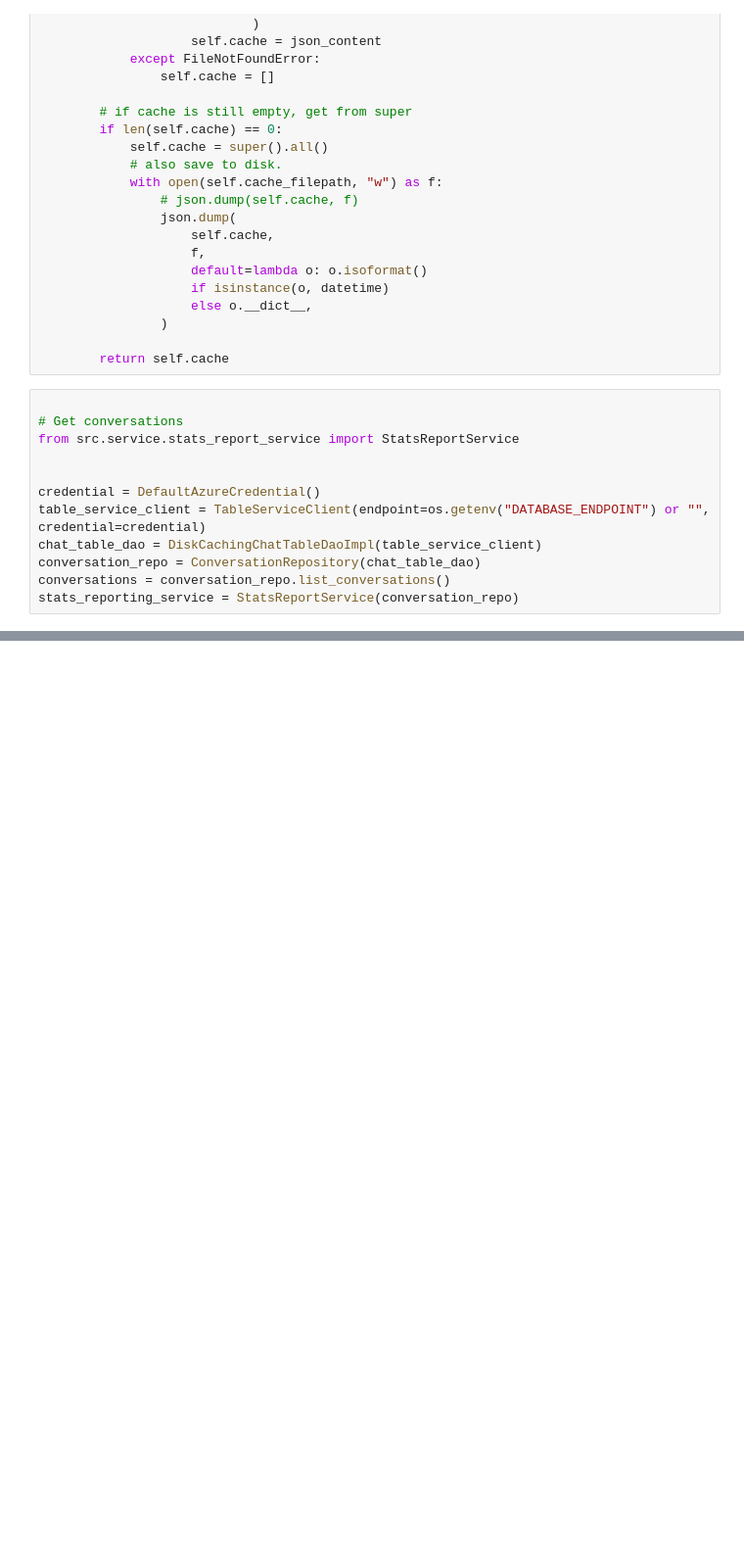
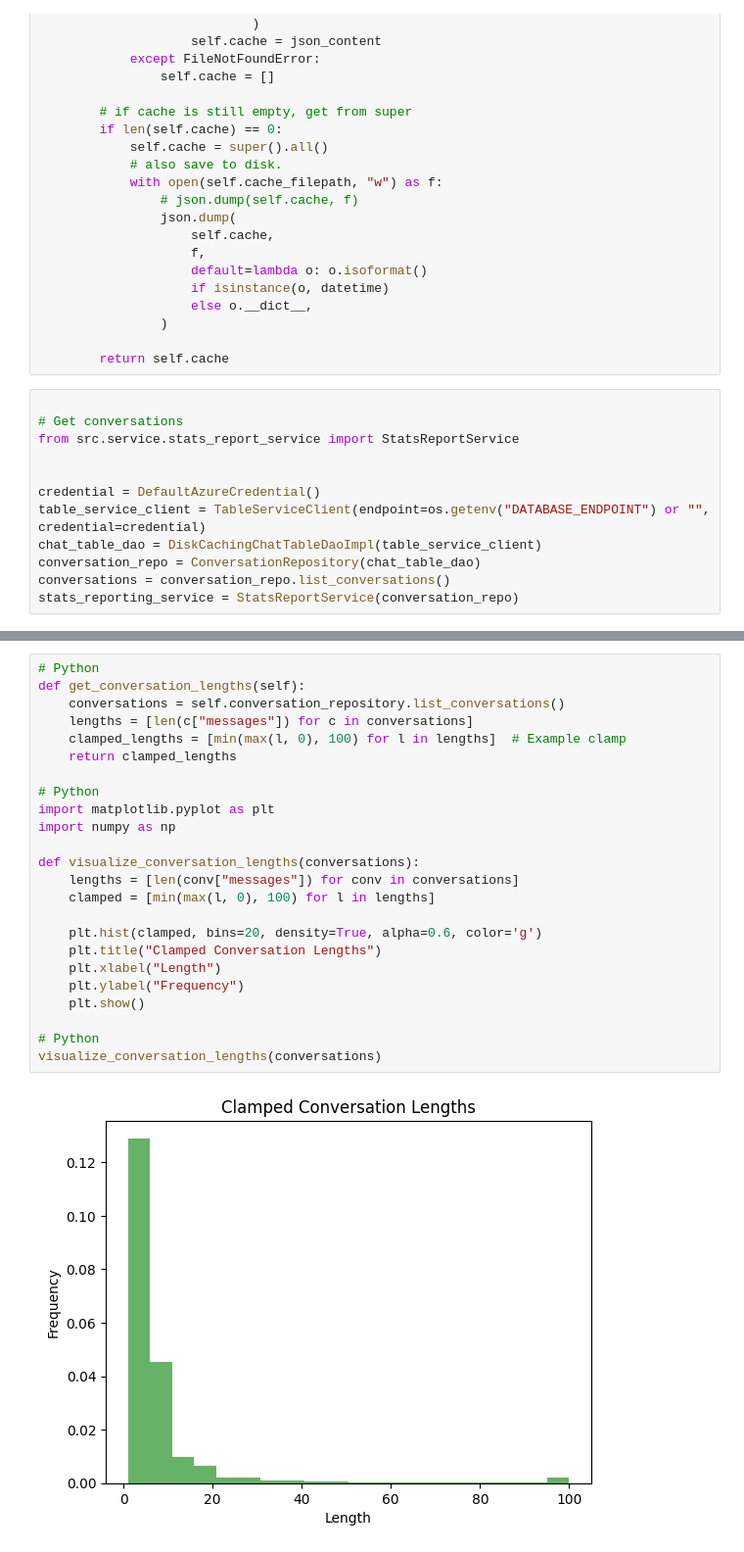
Before and after one commit to dto-btn/ssc-assistant, a Jupyter notebook: app/api/report1.ipynb, the cells around one changed output, grey strips where cells are left out. Shown at 98% size. Drawn from its saved outputs; the diff is of its cells as text; blank space fills up the shorter version.

```diff
--- a/app/api/report1.ipynb
+++ b/app/api/report1.ipynb
@@ -168,0 +209,26 @@ for day in range(1, 32):
+# %%
+# Python
+def get_conversation_lengths(self):
+    conversations = self.conversation_repository.list_conversations()
+    lengths = [len(c["messages"]) for c in conversations]
+    clamped_lengths = [min(max(l, 0), 100) for l in lengths]  # Example clamp
+    return clamped_lengths
+
+# Python
+import matplotlib.pyplot as plt
+import numpy as np
+
+def visualize_conversation_lengths(conversations):
+    lengths = [len(conv["messages"]) for conv in conversations]
+    clamped = [min(max(l, 0), 100) for l in lengths]
+
+    plt.hist(clamped, bins=20, density=True, alpha=0.6, color='g')
+    plt.title("Clamped Conversation Lengths")
+    plt.xlabel("Length")
+    plt.ylabel("Frequency")
+    plt.show()
+
+# Python
+visualize_conversation_lengths(conversations)
+# %% [output]
+[figure, added]
```
Also changed, not shown: parts of 7 cells of this notebook.
